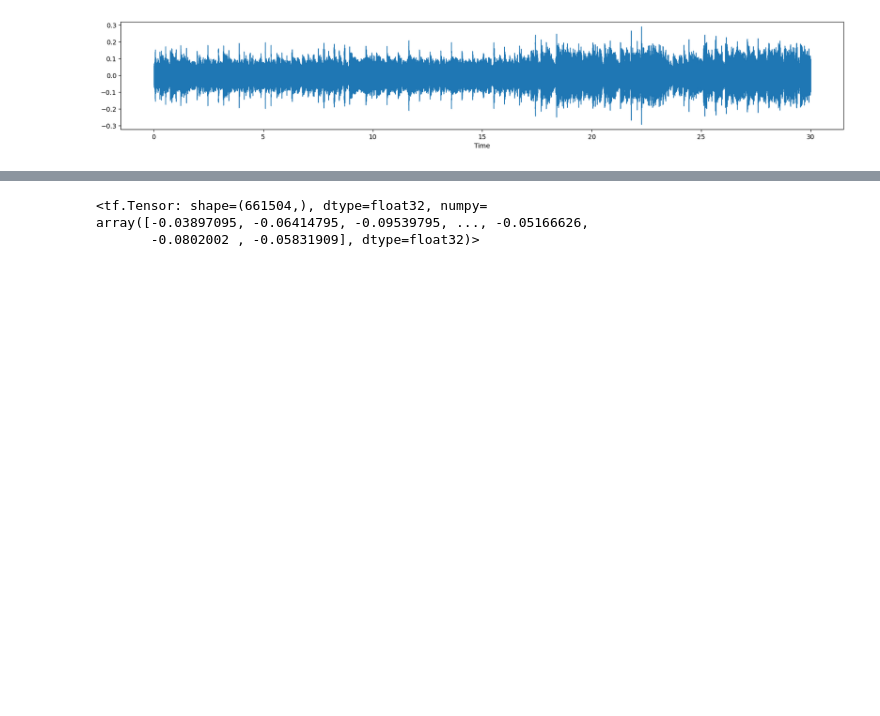
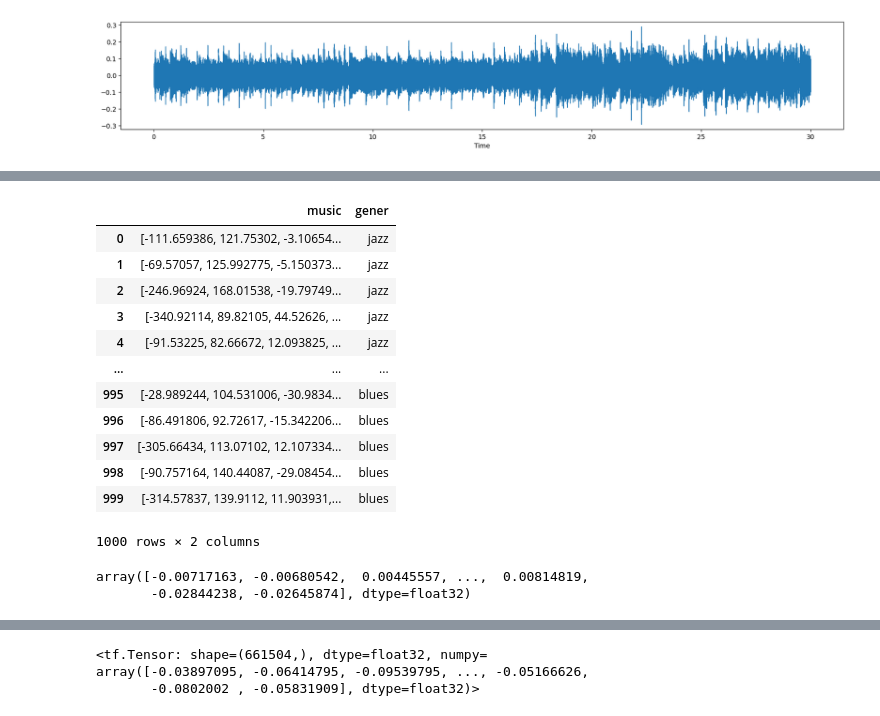
Before and after one commit to Shermukhammat/Classically_Punk, a Jupyter notebook: classically_punk.ipynb, the cells around one changed output, grey strips where cells are left out. Drawn from its saved outputs; the diff is of its cells as text; code cells hidden in the pictures; blank space fills up the shorter version.

Commit message:
I encode evry audio file as test

```diff
--- a/classically_punk.ipynb
+++ b/classically_punk.ipynb
@@ -111,0 +120,6 @@ smapl_rate
+# %%
+def audio_feature_extractor(audio_file_path):
+  audio, sample_rate = librosa.load(audio_file_path)
+  mffccs = librosa.feature.mfcc(y = audio, sr = sample_rate, n_mfcc = 40)
+  mffccs_scaled_features = np.mean(mffccs.T, axis = 0)
+  return mffccs_scaled_features
@@ -111,0 +143,29 @@ smapl_rate
+# %%
+data = []
+for file in df.file_path:
+  data.append(audio_feature_extractor(file))
+# %%
+df['music'] = data
+# %%
+df = df[['music', 'gener']]
+df
+# %% [output]
+|  | music | gener |
+| 0 | [-111.659386, 121.75302, -3.10654... | jazz |
+| 1 | [-69.57057, 125.992775, -5.150373... | jazz |
+| 2 | [-246.96924, 168.01538, -19.79749... | jazz |
+| 3 | [-340.92114, 89.82105, 44.52626, ... | jazz |
+| 4 | [-91.53225, 82.66672, 12.093825, ... | jazz |
+| ... | ... | ... |
+| 995 | [-28.989244, 104.531006, -30.9834... | blues |
+| 996 | [-86.491806, 92.72617, -15.342206... | blues |
+| 997 | [-305.66434, 113.07102, 12.107334... | blues |
+| 998 | [-90.757164, 140.44087, -29.08454... | blues |
+| 999 | [-314.57837, 139.9112, 11.903931,... | blues |
+1000 rows × 2 columns
+# %%
+audio, sample_rate = librosa.load(metal)
+audio
+# %% [output]
+array([-0.00717163, -0.00680542,  0.00445557, ...,  0.00814819,
+       -0.02844238, -0.02645874], dtype=float32)
```
Also changed, not shown: parts of 11 cells of this notebook.
